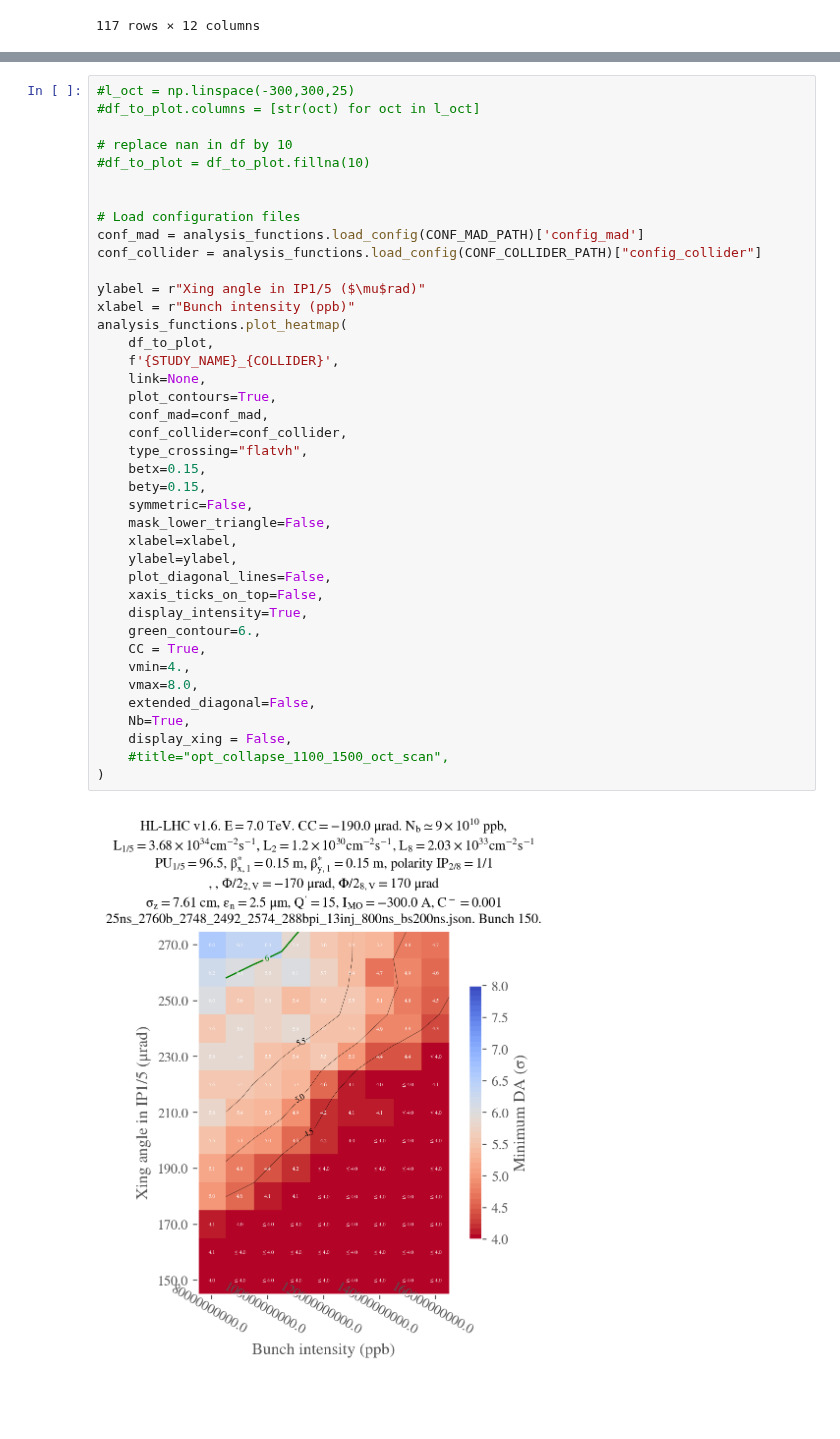
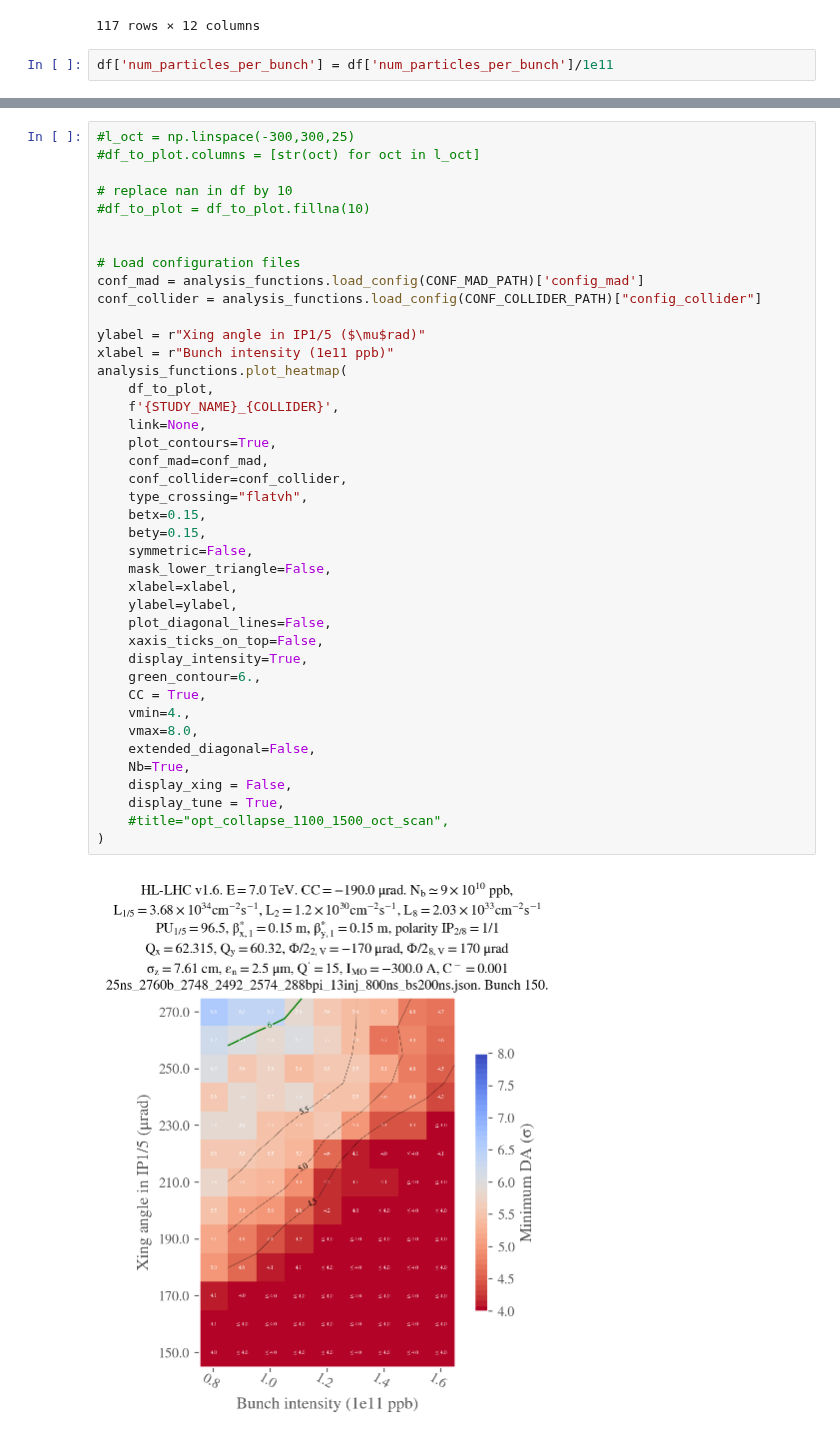
Before and after one commit to ColasDroin/DA_IPAC_2024, a Jupyter notebook: studies/analysis/analysis_int_xing_scan_end_of_levelling.ipynb, the cells around one changed output, grey strips where cells are left out. Drawn from its saved outputs; the diff is of its cells as text; blank space fills up the shorter version.

Commit message:
Update all plots

```diff
--- a/studies/analysis/analysis_int_xing_scan_end_of_levelling.ipynb
+++ b/studies/analysis/analysis_int_xing_scan_end_of_levelling.ipynb
@@ -50,6 +50,8 @@ df
 |  |  | 260.0 | base_collider | 4.562 | 62.315 | 60.32 | ... |
 |  |  | 270.0 | base_collider | 4.719 | 62.315 | 60.32 | ... |
 117 rows × 12 columns
+# %%
+df['num_particles_per_bunch'] = df['num_particles_per_bunch']/1e11
 # %%
 # Reshape for plotting
 df_to_plot = df.pivot(index="crossing_angle", columns="num_particles_per_bunch", values="normalized amplitude in xy-plane")
@@ -83,32 +85,33 @@ conf_mad = analysis_functions.load_config(CONF_MAD_PATH)['config_mad']
 conf_collider = analysis_functions.load_config(CONF_COLLIDER_PATH)["config_collider"]
 
 ylabel = r"Xing angle in IP1/5 ($\mu$rad)"
-xlabel = r"Bunch intensity (ppb)"
+xlabel = r"Bunch intensity (1e11 ppb)"
 analysis_functions.plot_heatmap(
     df_to_plot,
     f'{STUDY_NAME}_{COLLIDER}',
     link=None,
     plot_contours=True,
     conf_mad=conf_mad,
     conf_collider=conf_collider,
     type_crossing="flatvh",
     betx=0.15,
     bety=0.15,
     symmetric=False,
     mask_lower_triangle=False,
     xlabel=xlabel,
     ylabel=ylabel,
     plot_diagonal_lines=False,
     xaxis_ticks_on_top=False,
     display_intensity=True,
     green_contour=6.,
     CC = True,
     vmin=4.,
     vmax=8.0,
     extended_diagonal=False,
     Nb=True,
     display_xing = False,
+    display_tune = True,
     #title="opt_collapse_1100_1500_oct_scan",
 )
 # %% [output]
-[figure, old version]
+[figure, new version]
```
Also changed, not shown: parts of 1 cell of this notebook, 8 other files.
